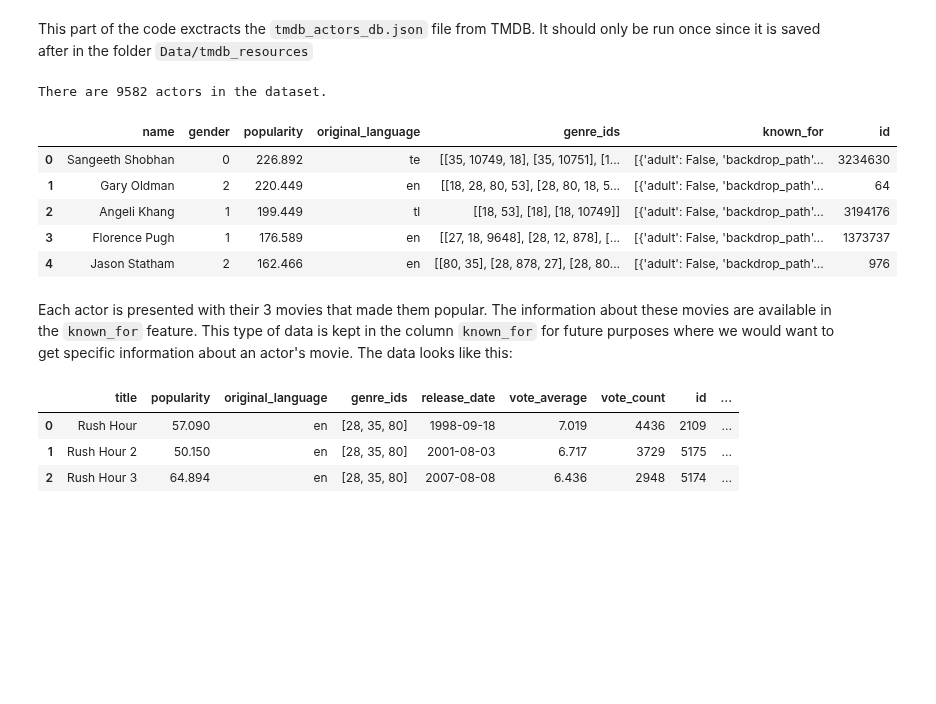
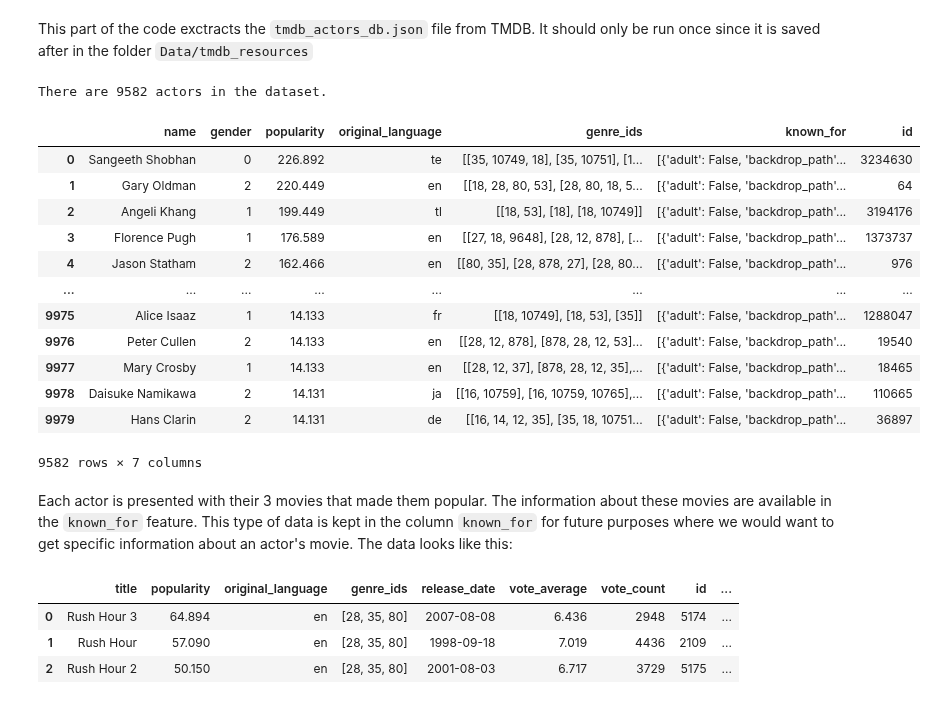
Before and after one commit to epfl-ada/ada-2023-project-cinemada, a Jupyter notebook: Preprocessing/actors_preprocessing.ipynb, the cells around one changed output. Cells and saved outputs as stored; diff of their text form; code cells hidden in the pictures; blank space fills up the shorter version.

Commit message:
Adjusted main for preprocessing actors popularity

```diff
--- a/Preprocessing/actors_preprocessing.ipynb
+++ b/Preprocessing/actors_preprocessing.ipynb
@@ -53,45 +53,56 @@ fetch_process()
 # %%
 json_file_path = "../Data/tmdb_resources/tmdb_actors_db.json"
 
 # Read JSON data from the file
 with open(json_file_path, 'r') as file:
     json_data = json.load(file)
 
 # Convert to DataFrame
-df = pd.json_normalize(json_data['results'], sep='_')
+actors_df = pd.json_normalize(json_data['results'], sep='_')
 
 # Extracting 'original_language' from 'known_for' and adding it to the DataFrame
-df['original_language'] = df['known_for'].apply(lambda x: x[0]['original_language'] if x else None)
+actors_df['original_language'] = actors_df['known_for'].apply(lambda x: x[0]['original_language'] if x else None)
 # Extracting 'genre_ids' from 'known_for' and adding it as a list to the DataFrame
-df['genre_ids'] = df['known_for'].apply(lambda x: [genre['genre_ids'] for genre in x] if x else [])
+actors_df['genre_ids'] = actors_df['known_for'].apply(lambda x: [genre['genre_ids'] for genre in x] if x else [])
 
-df = df[df['known_for_department'] == "Acting"]
+actors_df = actors_df[actors_df['known_for_department'] == "Acting"]
 ordered_columns = ["name", "gender", "popularity", "original_language", "genre_ids" , "known_for", "id"]
-df = df[ordered_columns]
-df.to_csv('../Data/preprocessed_data/actors_db.csv', index=False)
+actors_df = actors_df[ordered_columns]
+actors_df.to_csv('../Data/preprocessed_data/actors_db.csv', index=False)
 
-print(f"There are {df.shape[0]} actors in the dataset.")
-df.head()
+print(f"There are {actors_df.shape[0]} actors in the dataset.")
+display(actors_df)
 # %% [output]
 There are 9582 actors in the dataset.
 |  | name | gender | popularity | original_language | genre_ids | known_for | id |
 | 0 | Sangeeth Shobhan | 0 | 226.892 | te | [[35, 10749, 18], [35, 10751], [1... | [{'adult': False, 'backdrop_path'... | 3234630 |
 | 1 | Gary Oldman | 2 | 220.449 | en | [[18, 28, 80, 53], [28, 80, 18, 5... | [{'adult': False, 'backdrop_path'... | 64 |
 | 2 | Angeli Khang | 1 | 199.449 | tl | [[18, 53], [18], [18, 10749]] | [{'adult': False, 'backdrop_path'... | 3194176 |
 | 3 | Florence Pugh | 1 | 176.589 | en | [[27, 18, 9648], [28, 12, 878], [... | [{'adult': False, 'backdrop_path'... | 1373737 |
 | 4 | Jason Statham | 2 | 162.466 | en | [[80, 35], [28, 878, 27], [28, 80... | [{'adult': False, 'backdrop_path'... | 976 |
+| ... | ... | ... | ... | ... | ... | ... | ... |
+| 9975 | Alice Isaaz | 1 | 14.133 | fr | [[18, 10749], [18, 53], [35]] | [{'adult': False, 'backdrop_path'... | 1288047 |
+| 9976 | Peter Cullen | 2 | 14.133 | en | [[28, 12, 878], [878, 28, 12, 53]... | [{'adult': False, 'backdrop_path'... | 19540 |
+| 9977 | Mary Crosby | 1 | 14.133 | en | [[28, 12, 37], [878, 28, 12, 35],... | [{'adult': False, 'backdrop_path'... | 18465 |
+| 9978 | Daisuke Namikawa | 2 | 14.131 | ja | [[16, 10759], [16, 10759, 10765],... | [{'adult': False, 'backdrop_path'... | 110665 |
+| 9979 | Hans Clarin | 2 | 14.131 | de | [[16, 14, 12, 35], [35, 18, 10751... | [{'adult': False, 'backdrop_path'... | 36897 |
+9582 rows × 7 columns
 # %% [markdown]
 Each actor is presented with their 3 movies that made them popular. The information about these movies are available in the `known_for` feature.
 This type of data is kept in the column `known_for` for future purposes where we would want to get specific information about an actor's movie.
 The data looks like this:
 # %%
 #Example:  Get information about the 3 most popular movies of the actor Jackie Chan
-example_df = pd.json_normalize(df[df['name'] == "Jackie Chan"]['known_for'].values[0])
+def get_popular_movies(actor_name):
+    actor_movies = actors_df[actors_df['name'] == actor_name]['known_for'].values[0]
+    popular_movies = sorted(actor_movies, key=lambda x: x['popularity'], reverse=True)
+    return popular_movies
+
+example_df = pd.json_normalize(get_popular_movies("Jackie Chan"))
 ordered_columns = ["title", "popularity", "original_language", "genre_ids", "release_date", "vote_average", "vote_count", "id", "overview"]
-example_df = example_df[ordered_columns]
-example_df
+example_df[ordered_columns]
 # %% [output]
 |  | title | popularity | original_language | genre_ids | release_date | vote_average | vote_count | id | ... |
-| 0 | Rush Hour | 57.090 | en | [28, 35, 80] | 1998-09-18 | 7.019 | 4436 | 2109 | ... |
-| 1 | Rush Hour 2 | 50.150 | en | [28, 35, 80] | 2001-08-03 | 6.717 | 3729 | 5175 | ... |
-| 2 | Rush Hour 3 | 64.894 | en | [28, 35, 80] | 2007-08-08 | 6.436 | 2948 | 5174 | ... |
+| 0 | Rush Hour 3 | 64.894 | en | [28, 35, 80] | 2007-08-08 | 6.436 | 2948 | 5174 | ... |
+| 1 | Rush Hour | 57.090 | en | [28, 35, 80] | 1998-09-18 | 7.019 | 4436 | 2109 | ... |
+| 2 | Rush Hour 2 | 50.150 | en | [28, 35, 80] | 2001-08-03 | 6.717 | 3729 | 5175 | ... |
```
Also changed, not shown: 1 other file.
